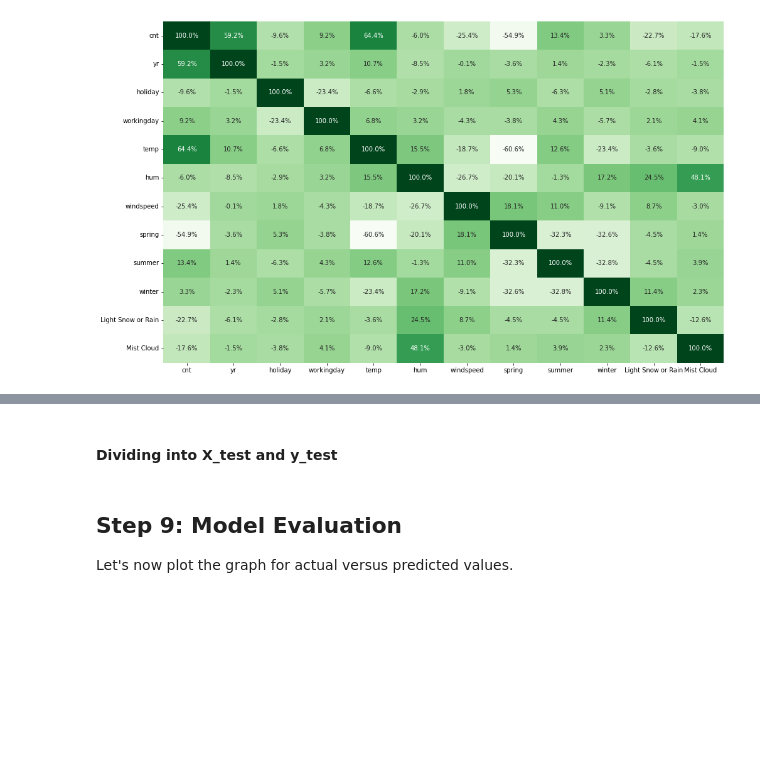
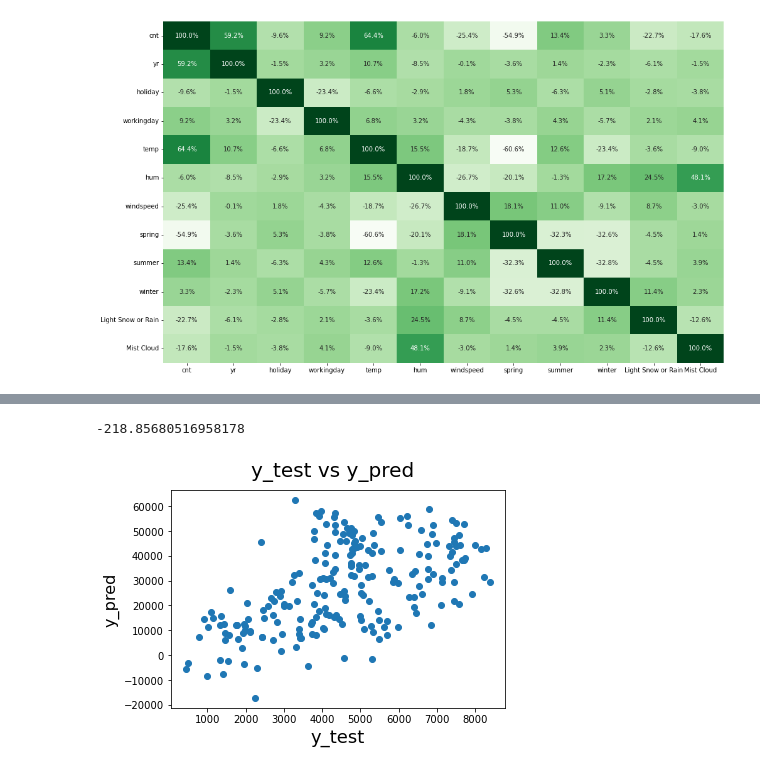
Before and after one commit to theshivmalhotra/BoomBikes_CaseStudy, a Jupyter notebook: BoomBikes.ipynb, the cells around one changed output, grey strips where cells are left out. Saved outputs shown, nothing was run; the diff lists cells and outputs as text; code cells hidden in the pictures; blank space fills up the shorter version.

```diff
--- a/BoomBikes.ipynb
+++ b/BoomBikes.ipynb
@@ -423,2 +482,0 @@ df_test.describe()
-# %% [markdown]
-#### Dividing into X_test and y_test
@@ -429,24 +483,29 @@ X_test = df_test
+# %%
+# Dividing df_test set into X_test and y_test
+y_test = df_test.pop('cnt')
+X_test = df_test
 # %%
 # Adding constant variable to test dataframe
-X_test_m4 = sm.add_constant(X_test)
+X_test_1 = sm.add_constant(X_test)
 # %%
-# Creating X_test_m4 dataframe by dropping variables from X_test_m4
+# Creating X_test_m2 dataframe by dropping variables from X_test_m1
 
-X_test_m4 = X_test_m4.drop(["new_cases", "inf", "house"], axis = 1)
+X_test_m2 = X_test_1.drop(["hum", "workingday", "holiday",'summer','winter'], axis = 1)
 # %%
-# Making predictions using the fourth model
+# Making predictions using the lr1 which has model feature in X_train_lm_1  that are ['Light Snow or Rain','yr','windspeed','temp','Mist Cloud','spring']
 from sklearn.metrics import r2_score
-y_pred_m4 = lr_4.predict(X_test_m4)
-r2_score(y_true=y_test,y_pred=y_pred_m4)
+y_pred_m2 = lr1.predict(X_test_m2)
+r2_score(y_true=y_test,y_pred=y_pred_m2)
+# %% [output]
+-218.85680516958178
-# %% [markdown]
-## Step 9: Model Evaluation
-
-Let's now plot the graph for actual versus predicted values.
 # %%
 # Plotting y_test and y_pred to understand the spread
 
 fig = plt.figure()
-plt.scatter(y_test, y_pred_m4)
+plt.scatter(y_test, y_pred_m2)
 fig.suptitle('y_test vs y_pred', fontsize = 20)              # Plot heading
 plt.xlabel('y_test', fontsize = 18)                          # X-label
 plt.ylabel('y_pred', fontsize = 16)
+plt.show()
+# %% [output]
+[figure, added]
```
Also changed, not shown: parts of 69 cells of this notebook.
